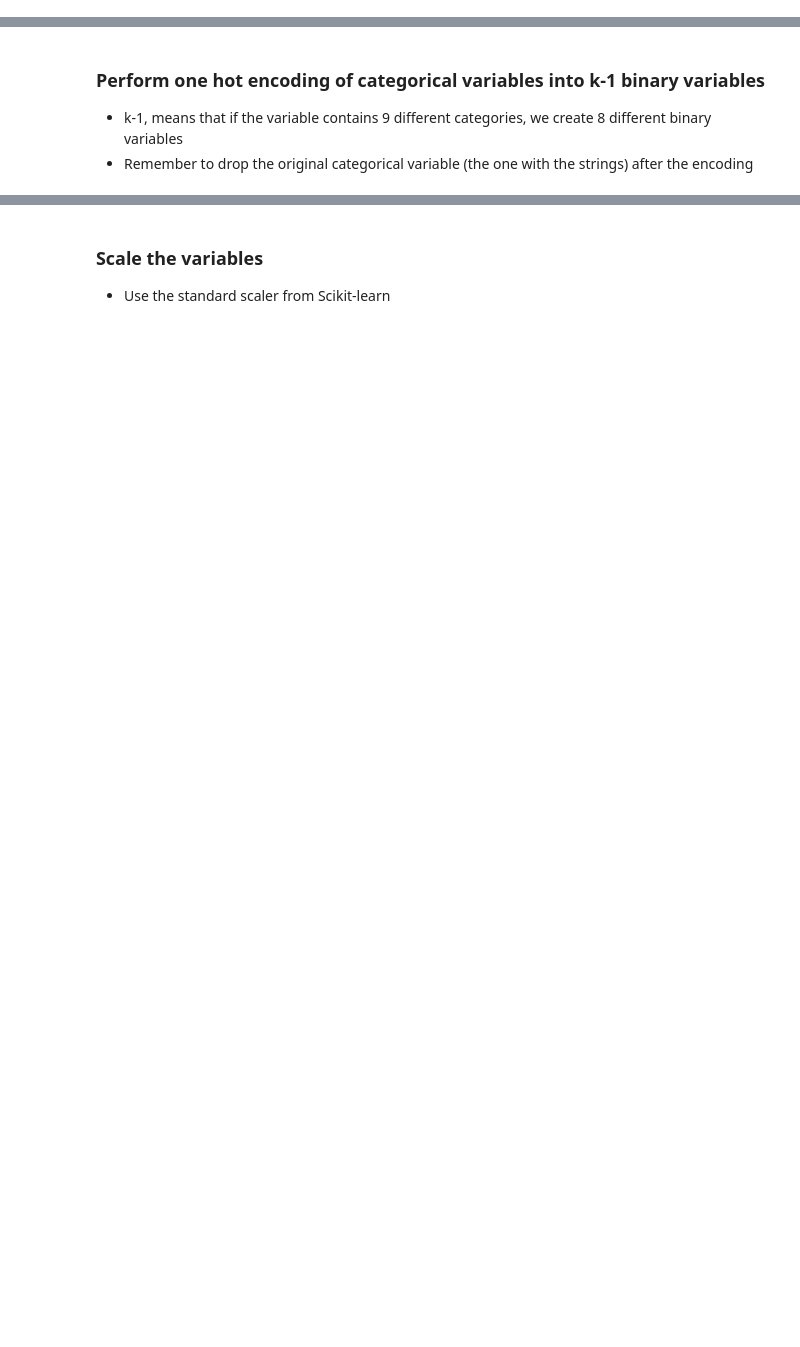
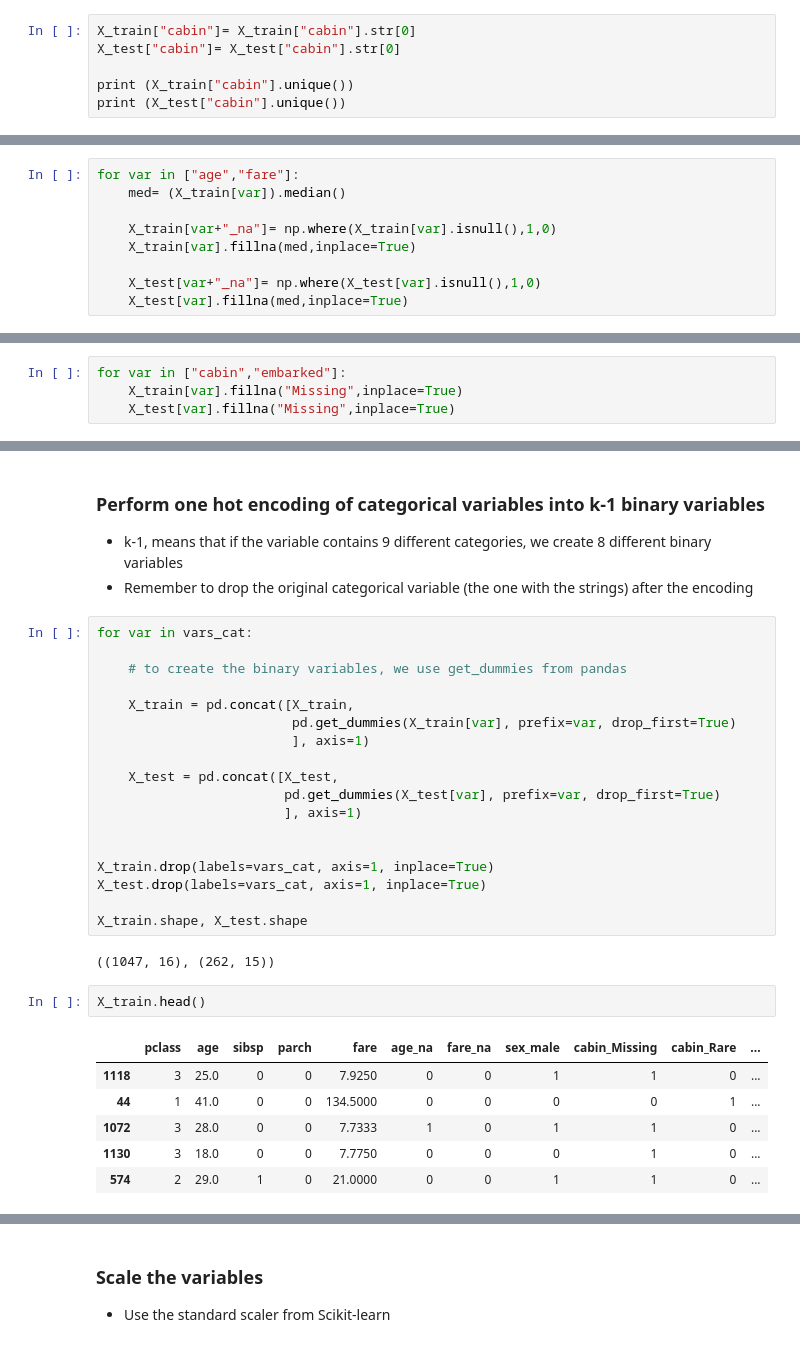
Before and after one commit to trainindata/deploying-machine-learning-models, a Jupyter notebook: section-04-research-and-development/titanic-assignment/01-predicting-survival-titanic-assignement.ipynb, the cells around one changed output, grey strips where cells are left out. Drawn from its saved outputs; the diff is of its cells as text; blank space fills up the shorter version.

```diff
--- a/section-04-research-and-development/titanic-assignment/01-predicting-survival-titanic-assignement.ipynb
+++ b/section-04-research-and-development/titanic-assignment/01-predicting-survival-titanic-assignement.ipynb
@@ -146,3 +184,9 @@ X_train.shape, X_test.shape
 ## Feature Engineering
 
 ### Extract only the letter (and drop the number) from the variable Cabin
+# %%
+X_train["cabin"]= X_train["cabin"].str[0]
+X_test["cabin"]= X_test["cabin"].str[0]
+
+print (X_train["cabin"].unique())
+print (X_test["cabin"].unique())
@@ -151,5 +198,18 @@ X_train.shape, X_test.shape
 
 - Add a binary missing indicator
 - Fill NA in original variable with the median
+# %%
+for var in ["age","fare"]:
+    med= (X_train[var]).median()
+
+    X_train[var+"_na"]= np.where(X_train[var].isnull(),1,0)
+    X_train[var].fillna(med,inplace=True)
+
+    X_test[var+"_na"]= np.where(X_test[var].isnull(),1,0)
+    X_test[var].fillna(med,inplace=True)
 # %% [markdown]
 ### Replace Missing data in categorical variables with the string **Missing**
+# %%
+for var in ["cabin","embarked"]:
+    X_train[var].fillna("Missing",inplace=True)
+    X_test[var].fillna("Missing",inplace=True)
@@ -162,3 +303,32 @@ X_train.shape, X_test.shape
 
 - k-1, means that if the variable contains 9 different categories, we create 8 different binary variables
 - Remember to drop the original categorical variable (the one with the strings) after the encoding
+# %%
+for var in vars_cat:
+
+    # to create the binary variables, we use get_dummies from pandas
+
+    X_train = pd.concat([X_train,
+                         pd.get_dummies(X_train[var], prefix=var, drop_first=True)
+                         ], axis=1)
+
+    X_test = pd.concat([X_test,
+                        pd.get_dummies(X_test[var], prefix=var, drop_first=True)
+                        ], axis=1)
+
+
+X_train.drop(labels=vars_cat, axis=1, inplace=True)
+X_test.drop(labels=vars_cat, axis=1, inplace=True)
+
+X_train.shape, X_test.shape
+# %% [output]
+((1047, 16), (262, 15))
+# %%
+X_train.head()
+# %% [output]
+|  | pclass | age | sibsp | parch | fare | age_na | fare_na | sex_male | cabin_Missing | cabin_Rare | ... |
+| 1118 | 3 | 25.0 | 0 | 0 | 7.9250 | 0 | 0 | 1 | 1 | 0 | ... |
+| 44 | 1 | 41.0 | 0 | 0 | 134.5000 | 0 | 0 | 0 | 0 | 1 | ... |
+| 1072 | 3 | 28.0 | 0 | 0 | 7.7333 | 1 | 0 | 1 | 1 | 0 | ... |
+| 1130 | 3 | 18.0 | 0 | 0 | 7.7750 | 0 | 0 | 0 | 1 | 0 | ... |
+| 574 | 2 | 29.0 | 1 | 0 | 21.0000 | 0 | 0 | 1 | 1 | 0 | ... |
```
Also changed, not shown: parts of 18 cells of this notebook, 1 other file.
